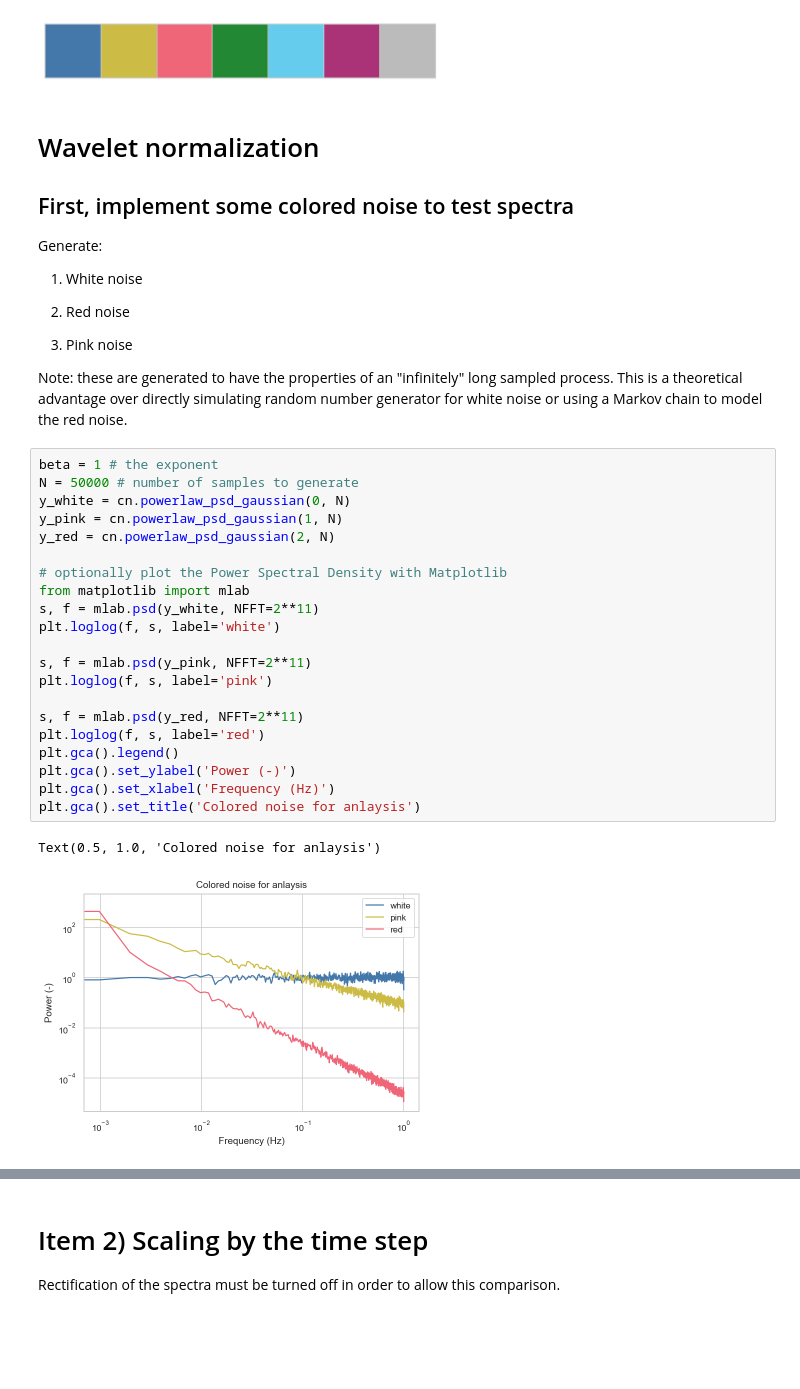
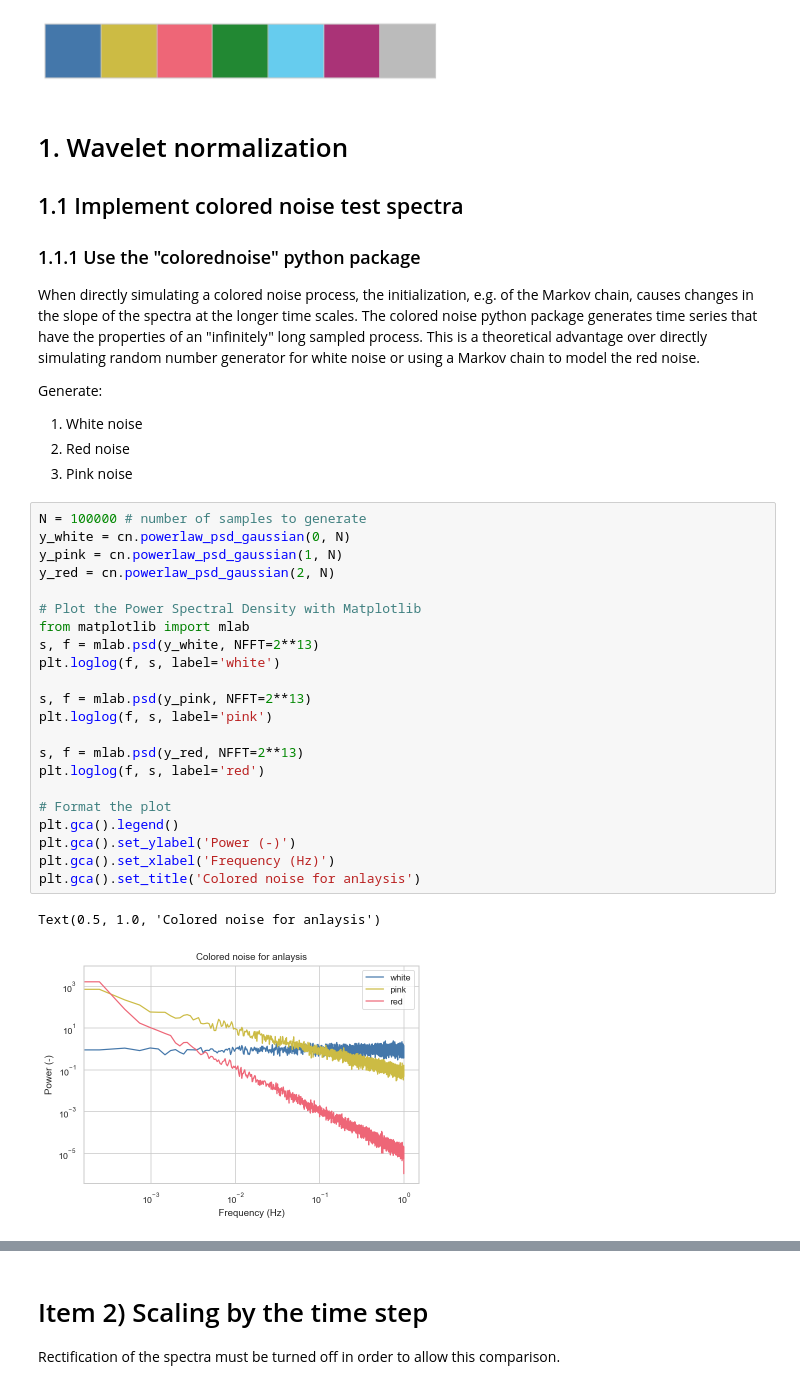
Before and after one commit to klapo/wavelet-recipes, a Jupyter notebook: notebooks/wavelet-normalization.ipynb, the cells around one changed output, grey strips where cells are left out. Cells and saved outputs as stored; diff of their text form; blank space fills up the shorter version.

```diff
--- a/notebooks/wavelet-normalization.ipynb
+++ b/notebooks/wavelet-normalization.ipynb
@@ -47,41 +50,42 @@ sns.palplot(sns.color_palette(tol_bright_reorder))
 # %% [output]
 [figure]
 # %% [markdown]
-# Wavelet normalization
+# 1. Wavelet normalization
 
-## First, implement some colored noise to test spectra
+## 1.1 Implement colored noise test spectra
+
+### 1.1.1 Use the "colorednoise" python package
+
+ When directly simulating a colored noise process, the initialization, e.g. of the Markov chain, causes changes in the slope of the spectra at the longer time scales. The colored noise python package generates time series that have the properties of an "infinitely" long sampled process. This is a theoretical advantage over directly simulating random number generator for white noise or using a Markov chain to model the red noise.
 
 Generate:
 
 1) White noise
-
 2) Red noise
-
 3) Pink noise
-
-Note: these are generated to have the properties of an "infinitely" long sampled process. This is a theoretical advantage over directly simulating random number generator for white noise or using a Markov chain to model the red noise.
 # %%
-beta = 1 # the exponent
-N = 50000 # number of samples to generate
+N = 100000 # number of samples to generate
 y_white = cn.powerlaw_psd_gaussian(0, N)
 y_pink = cn.powerlaw_psd_gaussian(1, N)
 y_red = cn.powerlaw_psd_gaussian(2, N)
 
-# optionally plot the Power Spectral Density with Matplotlib
+# Plot the Power Spectral Density with Matplotlib
 from matplotlib import mlab
-s, f = mlab.psd(y_white, NFFT=2**11)
+s, f = mlab.psd(y_white, NFFT=2**13)
 plt.loglog(f, s, label='white')
 
-s, f = mlab.psd(y_pink, NFFT=2**11)
+s, f = mlab.psd(y_pink, NFFT=2**13)
 plt.loglog(f, s, label='pink')
 
-s, f = mlab.psd(y_red, NFFT=2**11)
+s, f = mlab.psd(y_red, NFFT=2**13)
 plt.loglog(f, s, label='red')
+
+# Format the plot
 plt.gca().legend()
 plt.gca().set_ylabel('Power (-)')
 plt.gca().set_xlabel('Frequency (Hz)')
 plt.gca().set_title('Colored noise for anlaysis')
 # %% [output]
 Text(0.5, 1.0, 'Colored noise for anlaysis')
-[figure, old version]
+[figure, new version]
 # %% [markdown]
```
Also changed, not shown: parts of 8 cells of this notebook, 1 other file.
